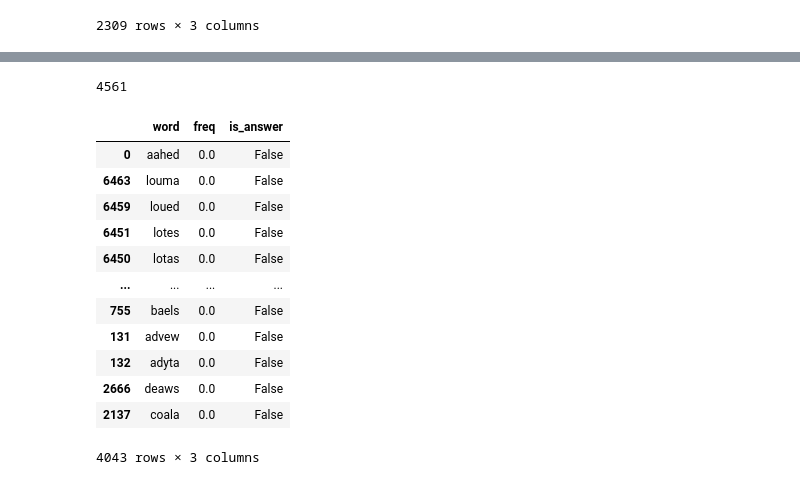
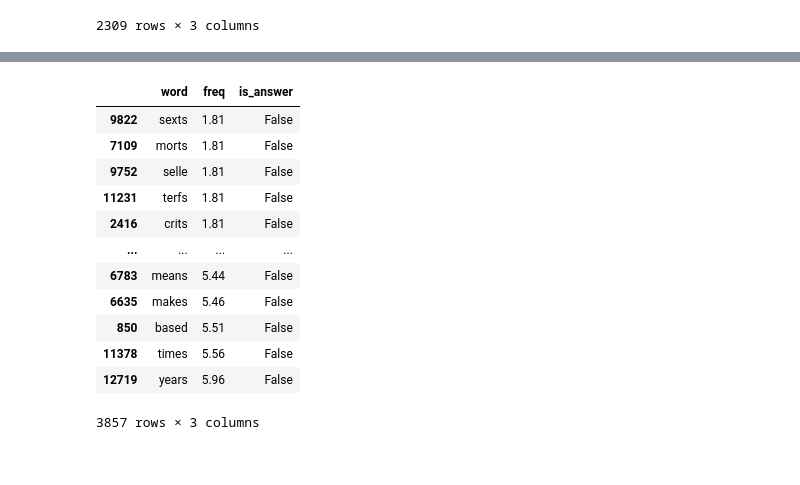
Before and after one commit to cunananm2000/WordleBot, a Jupyter notebook: WordAnalysis.ipynb, the cells around one changed output, grey strips where cells are left out. Saved outputs shown, nothing was run; the diff lists cells and outputs as text; code cells hidden in the pictures.

```diff
--- a/WordAnalysis.ipynb
+++ b/WordAnalysis.ipynb
@@ -65,22 +65,25 @@ bop.show(p)
 [interactive output not drawn]
 [interactive output not drawn]
 # %%
-len(df[df['freq'] < min(df[df['is_answer']]['freq'])])
+df[(df['freq'] > 1.8)&(~df['is_answer'])]
 # %% [output]
+|  | word | freq | is_answer |
+| 9822 | sexts | 1.81 | False |
+| 7109 | morts | 1.81 | False |
+| 9752 | selle | 1.81 | False |
+| 11231 | terfs | 1.81 | False |
+| 2416 | crits | 1.81 | False |
+| ... | ... | ... | ... |
+| 6783 | means | 5.44 | False |
+| 6635 | makes | 5.46 | False |
+| 850 | based | 5.51 | False |
+| 11378 | times | 5.56 | False |
+| 12719 | years | 5.96 | False |
-4561
+3857 rows × 3 columns
 # %%
-df[df['freq'] <= 1]
+# import sys
+# a = sys.stdout
+# with open('a.out','w+') as f:
+#     sys.stdout = f
+#     print(list(df[df['freq'] > 1.1]['word']))
+#     sys.stdout = a
-# %% [output]
-|  | word | freq | is_answer |
-| 0 | aahed | 0.0 | False |
-| 6463 | louma | 0.0 | False |
-| 6459 | loued | 0.0 | False |
-| 6451 | lotes | 0.0 | False |
-| 6450 | lotas | 0.0 | False |
-| ... | ... | ... | ... |
-| 755 | baels | 0.0 | False |
-| 131 | advew | 0.0 | False |
-| 132 | adyta | 0.0 | False |
-| 2666 | deaws | 0.0 | False |
-| 2137 | coala | 0.0 | False |
-4043 rows × 3 columns
```
Also changed, not shown: 10 other files.
